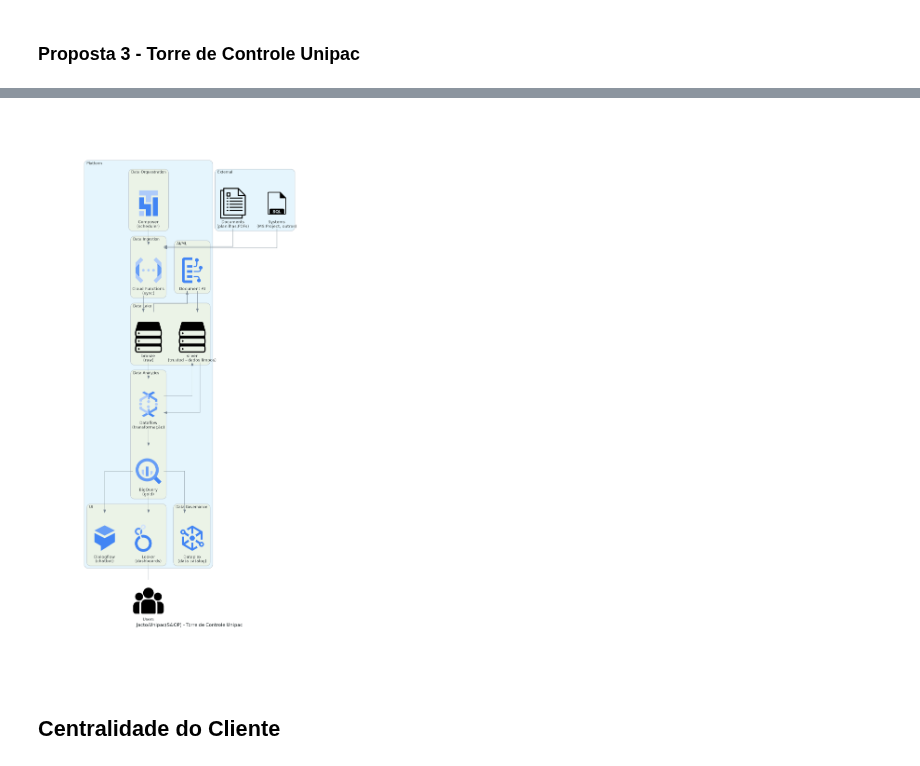
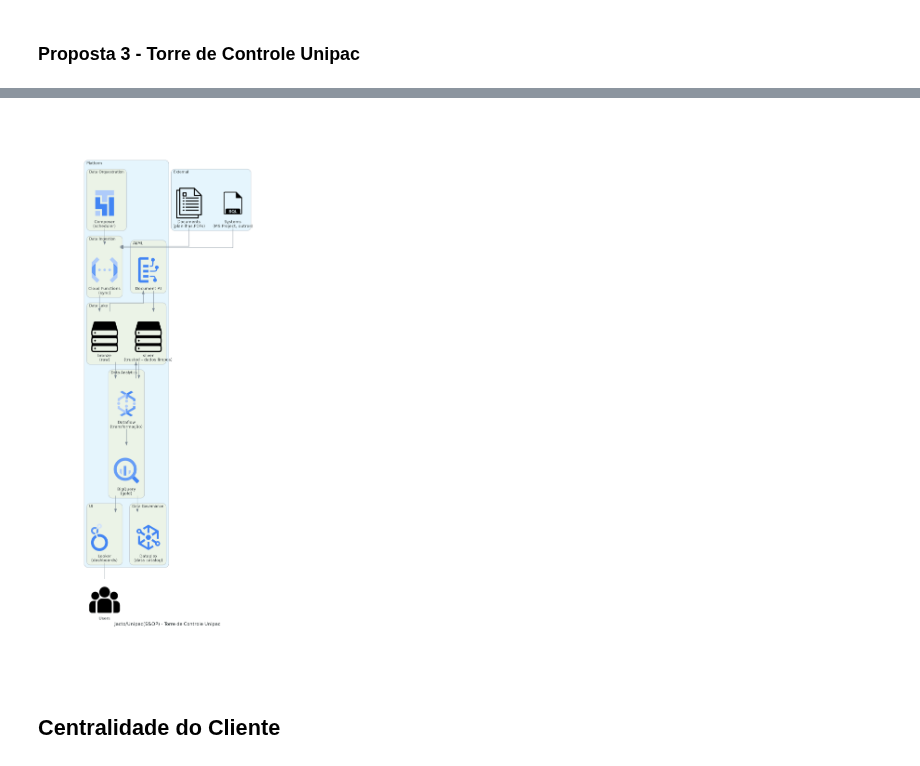
Before and after one commit to acnaweb/aidda, a Jupyter notebook: notebooks/jacto-unipac-1.2.ipynb, the cells around one changed output, grey strips where cells are left out. Drawn from its saved outputs; the diff is of its cells as text; code cells hidden in the pictures.

Commit message:
Update diagrams

```diff
--- a/notebooks/jacto-unipac-1.2.ipynb
+++ b/notebooks/jacto-unipac-1.2.ipynb
@@ -374,7 +374,6 @@ with Diagram(title,
 
             # Dashboards com Looker
             looker = Custom("Looker\n(dashboards)", "../assets/google-cloud-icons/looker/looker.png")
-            dialogflow = Custom("Dialogflow\n(chatbot)", "../assets/google-cloud-icons/dialogflow/dialogflow.png")
 
         with Cluster("Data Lake"):
 
@@ -396,7 +395,6 @@ with Diagram(title,
 
     ## ui
     gold >> looker
-    gold >> dialogflow
 
     [vertex, gold, stream] >> datacatalog
 
@@ -412,4 +410,4 @@ Warning: node 'f457554e37c04448bd1e169b5b07b4a5', graph 'Jacto/Unipac(S&OP) - To
-[figure, old version]
+[figure, new version]
 # %% [markdown]
 ## Centralidade do Cliente
 # %% [markdown]
```
Also changed, not shown: parts of 1 cell of this notebook, 1 other file.
